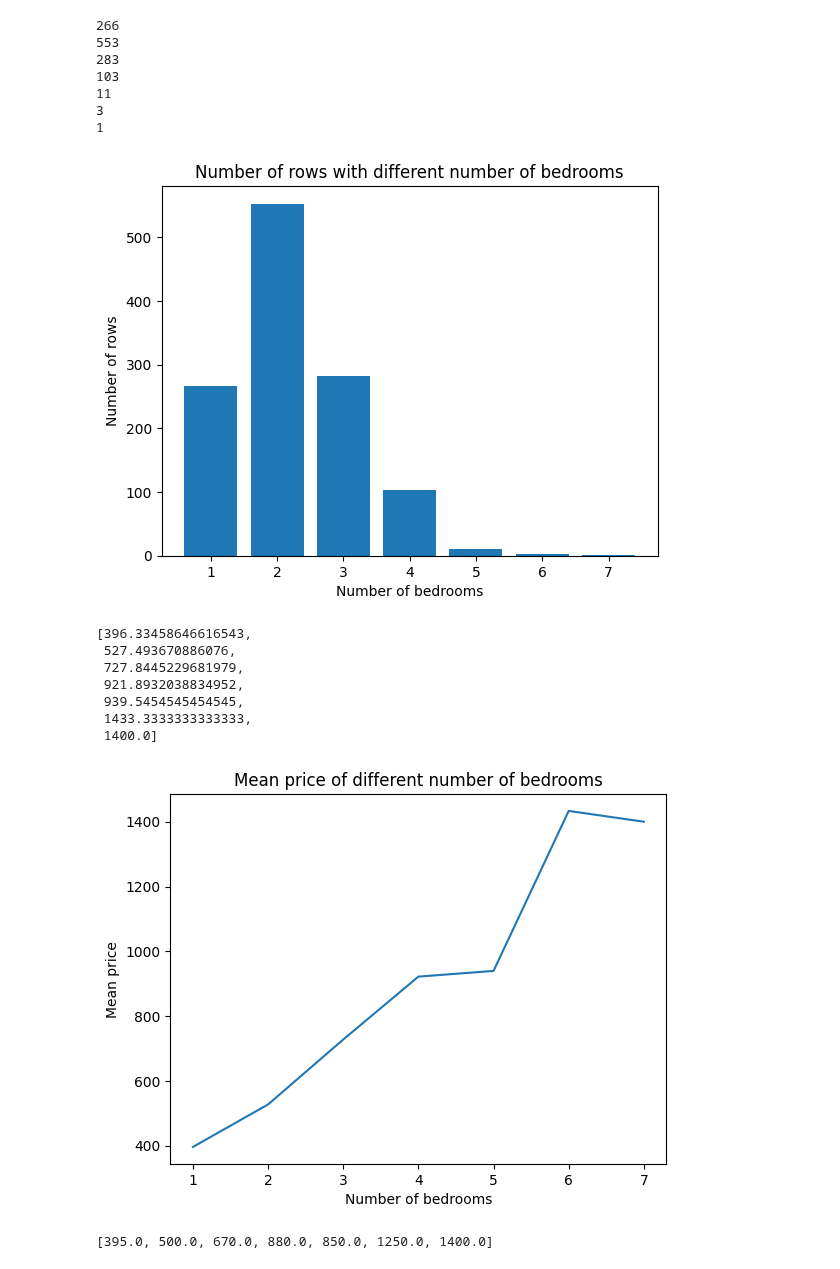
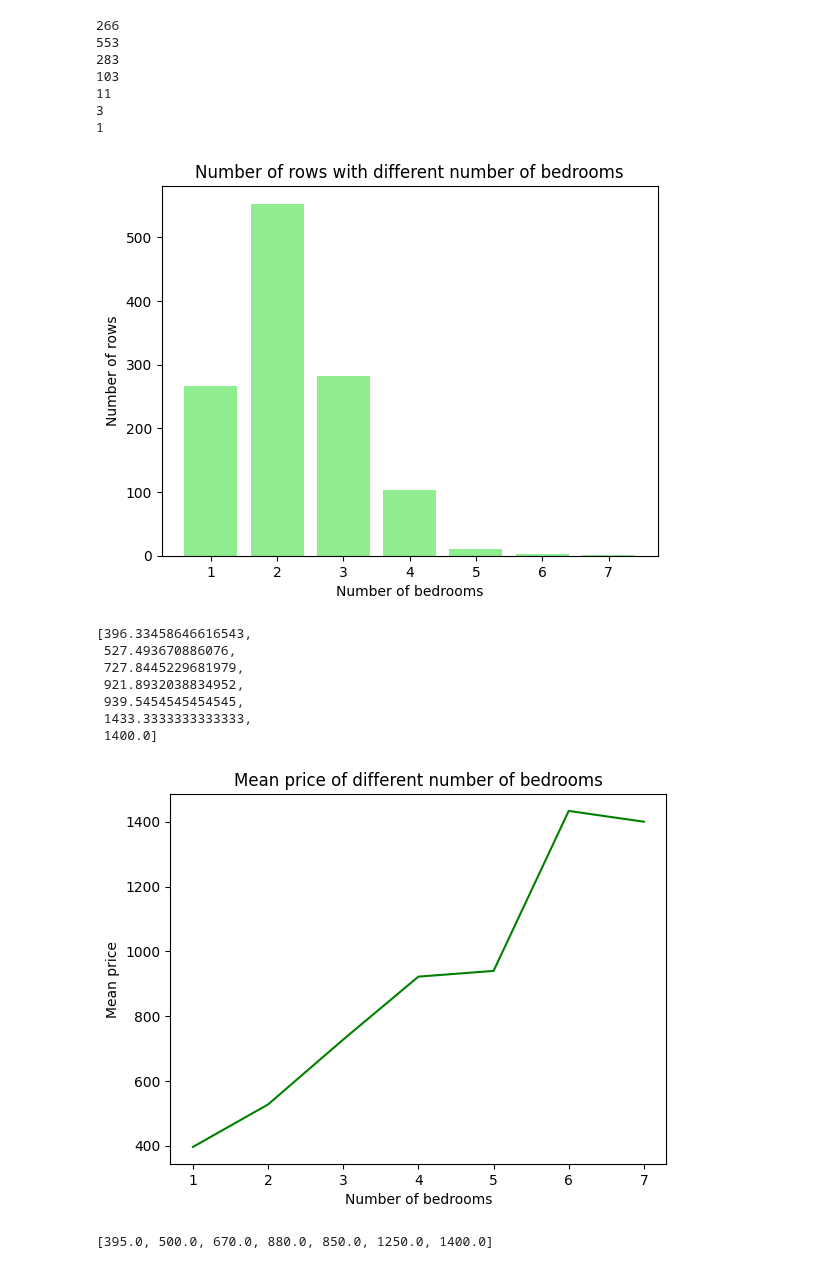
Before and after one commit to MAST30034-Applied-Data-Science/generic-real-estate-consulting-project-group-55, a Jupyter notebook: notebooks/rent_analysis.ipynb, the cells around one changed output. Saved outputs shown, nothing was run; the diff lists cells and outputs as text; code cells hidden in the pictures.

```diff
--- a/notebooks/rent_analysis.ipynb
+++ b/notebooks/rent_analysis.ipynb
@@ -144,20 +144,20 @@ print(rent_7bedroom.shape[0])
 # %%
 # plot the different bedrooms data
 import matplotlib.pyplot as plt
 
 bedrooms = [1, 2, 3, 4, 5, 6, 7]
 bedrooms_shape = [rent_1bedroom.shape[0], rent_2bedroom.shape[0], rent_3bedroom.shape[0],
                   rent_4bedroom.shape[0], rent_5bedroom.shape[0], rent_6bedroom.shape[0],
                   rent_7bedroom.shape[0]]
 
-plt.bar(bedrooms, bedrooms_shape)
+plt.bar(bedrooms, bedrooms_shape, color="lightgreen")
 plt.xlabel("Number of bedrooms")
 plt.ylabel("Number of rows")
 plt.title("Number of rows with different number of bedrooms")
 plt.savefig("../plots/internal_distribution/distribution1.png")
 plt.show()
 # %% [output]
-[figure, old version]
+[figure, new version]
 # %%
 # get the mean price of different number of bedrooms
 mean1 = rent_1bedroom["price"].mean()
@@ -181,14 +181,14 @@ mean_list
  1400.0]
 # %%
 # plot the mean price of different number of bedrooms
-plt.plot(bedrooms, mean_list)
+plt.plot(bedrooms, mean_list, color="green")
 plt.xlabel("Number of bedrooms")
 plt.ylabel("Mean price")
 plt.title("Mean price of different number of bedrooms")
 plt.savefig("../plots/mean_price/mean_price1.png")
 plt.show()
 # %% [output]
-[figure, old version]
+[figure, new version]
 # %%
 import statistics
 
```
Also changed, not shown: parts of 13 cells of this notebook, 19 other files.
